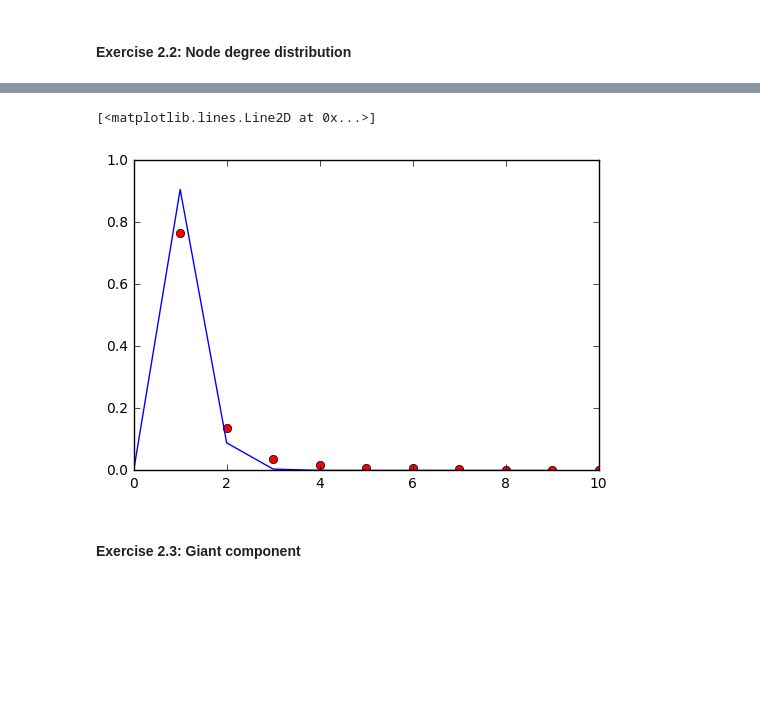
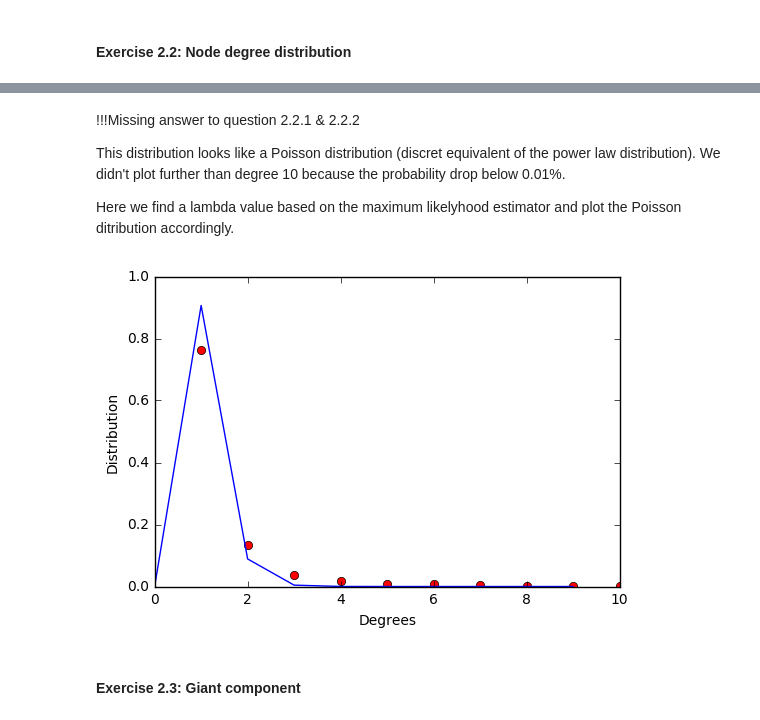
Before and after one commit to jeanbaptistebeau/Internet-Analytics-Notebooks, a Jupyter notebook: lab2/notebooks/ix-lab2-notebook-part1.ipynb, the cells around one changed output, grey strips where cells are left out. Saved outputs shown, nothing was run; the diff lists cells and outputs as text; code cells hidden in the pictures; blank space fills up the shorter version.

```diff
--- a/lab2/notebooks/ix-lab2-notebook-part1.ipynb
+++ b/lab2/notebooks/ix-lab2-notebook-part1.ipynb
@@ -63,0 +62,12 @@ deg_distr = compute_deg_dist(G1)
+# %%
+deg_distr = compute_deg_dist(G1)
+N = 10
+fig, ax = plt.subplots()
+x = list(deg_distr.keys())[:N]
+x.insert(0, 0)
+y = list(deg_distr.values())[:N]
+y.insert(0, 0)
+ax.plot(x, y, 'ro')
+ax.xaxis.set_label_text("Degrees")
+ax.yaxis.set_label_text("Distribution")
+plt.show()
@@ -64,3 +76,9 @@ deg_distr = compute_deg_dist(G1)
+# %% [markdown]
+!!!Missing answer to question 2.2.1 & 2.2.2
+
+This distribution looks like a Poisson distribution (discret equivalent of the power law distribution). We didn't plot further than degree 10 because the probability drop below 0.01%.
+
+Here we find a lambda value based on the maximum likelyhood estimator and plot the Poisson ditribution accordingly.
 # %%
 from scipy.stats import poisson
 mle_poisson = lambda sample, n: sum(sample[:n]) / n # use mle to find mu
@@ -69,12 +85,14 @@ mle_poisson = lambda sample, n: sum(sample[:n]) / n # use mle to find mu
 # %%
-N = 10
-plt.plot(list(deg_distr.keys())[:N], list(deg_distr.values())[:N], 'ro')
+fig, ax = plt.subplots()
+ax.plot(list(deg_distr.keys())[:N], list(deg_distr.values())[:N], 'ro')
 mu = mle_poisson(list(deg_distr.values()), N)
 gen_data = [poisson.pmf(x, mu, 1) for x in range(N)]
-plt.plot(gen_data)
+ax.plot(gen_data)
+ax.xaxis.set_label_text("Degrees")
+ax.yaxis.set_label_text("Distribution")
+plt.show()
 # %% [output]
-[<matplotlib.lines.Line2D at 0x...>]
-[figure, old version]
+[figure, new version]
 # %% [markdown]
 #### Exercise 2.3: Giant component
 # %%
```
Also changed, not shown: parts of 8 cells of this notebook, 3 other files.
